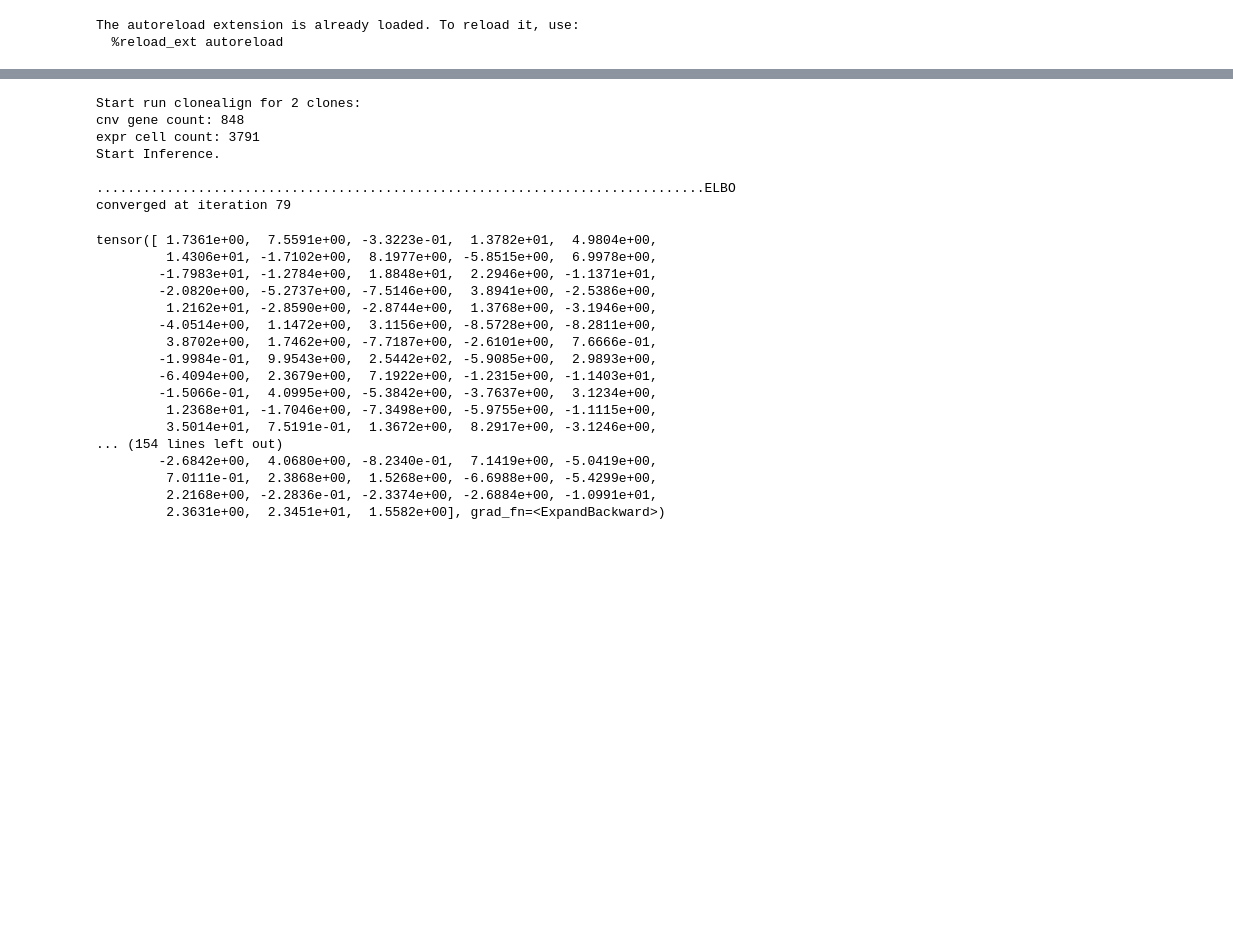
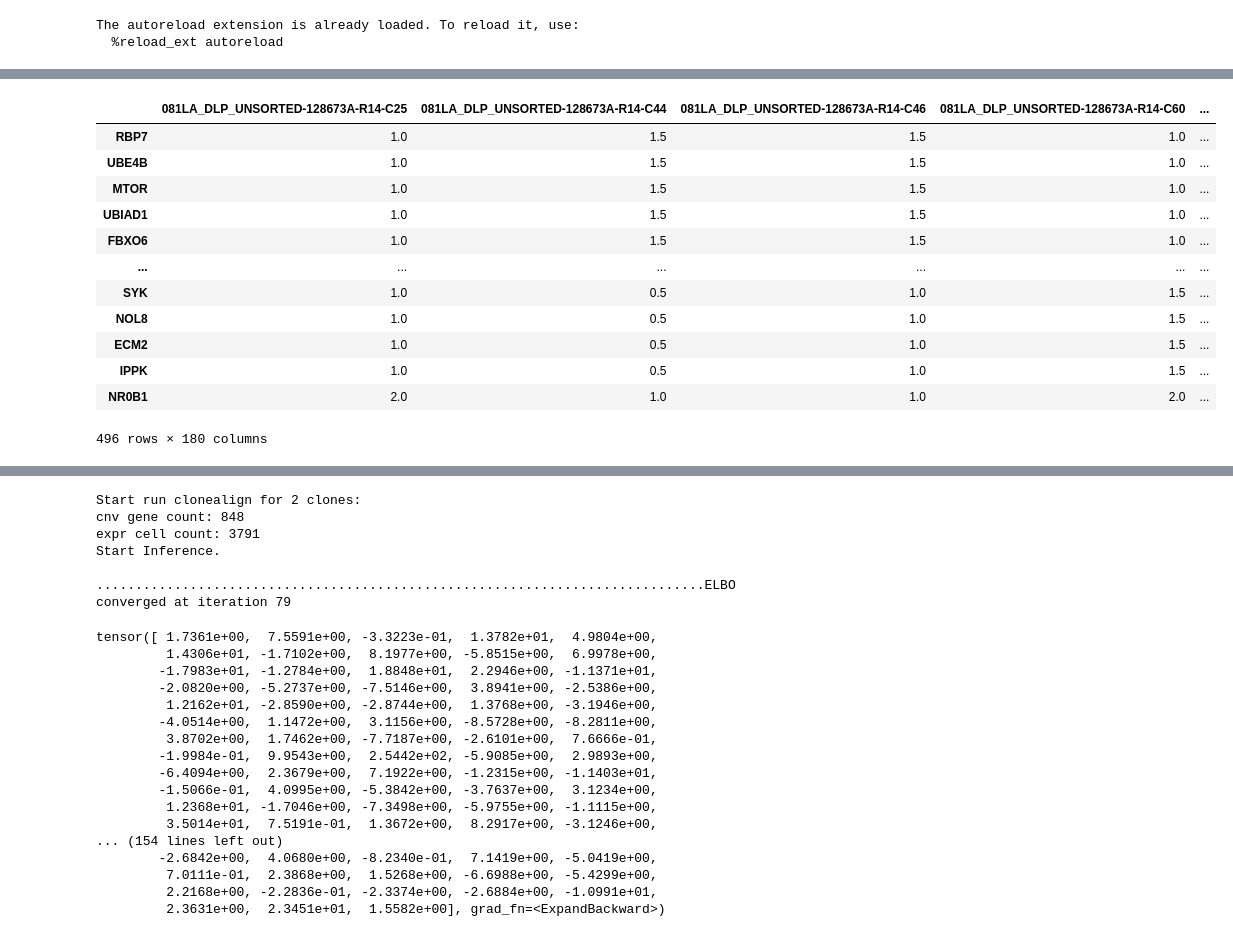
Before and after one commit to shahcompbio/TreeAlign, a Jupyter notebook: test_clonealign_vis.ipynb, the cells around one changed output, grey strips where cells are left out. Saved outputs shown, nothing was run; the diff lists cells and outputs as text; code cells hidden in the pictures; blank space fills up the shorter version.

```diff
--- a/test_clonealign_vis.ipynb
+++ b/test_clonealign_vis.ipynb
@@ -138,0 +135,16 @@ Start Inference.
+# %%
+obj.cnv
+# %% [output]
+|  | 081LA_DLP_UNSORTED-128673A-R14-C25 | 081LA_DLP_UNSORTED-128673A-R14-C44 | 081LA_DLP_UNSORTED-128673A-R14-C46 | 081LA_DLP_UNSORTED-128673A-R14-C60 | ... |
+| RBP7 | 1.0 | 1.5 | 1.5 | 1.0 | ... |
+| UBE4B | 1.0 | 1.5 | 1.5 | 1.0 | ... |
+| MTOR | 1.0 | 1.5 | 1.5 | 1.0 | ... |
+| UBIAD1 | 1.0 | 1.5 | 1.5 | 1.0 | ... |
+| FBXO6 | 1.0 | 1.5 | 1.5 | 1.0 | ... |
+| ... | ... | ... | ... | ... | ... |
+| SYK | 1.0 | 0.5 | 1.0 | 1.5 | ... |
+| NOL8 | 1.0 | 0.5 | 1.0 | 1.5 | ... |
+| ECM2 | 1.0 | 0.5 | 1.0 | 1.5 | ... |
+| IPPK | 1.0 | 0.5 | 1.0 | 1.5 | ... |
+| NR0B1 | 2.0 | 1.0 | 1.0 | 2.0 | ... |
+496 rows × 180 columns
```
Also changed, not shown: parts of 13 cells of this notebook, 3 other files.
